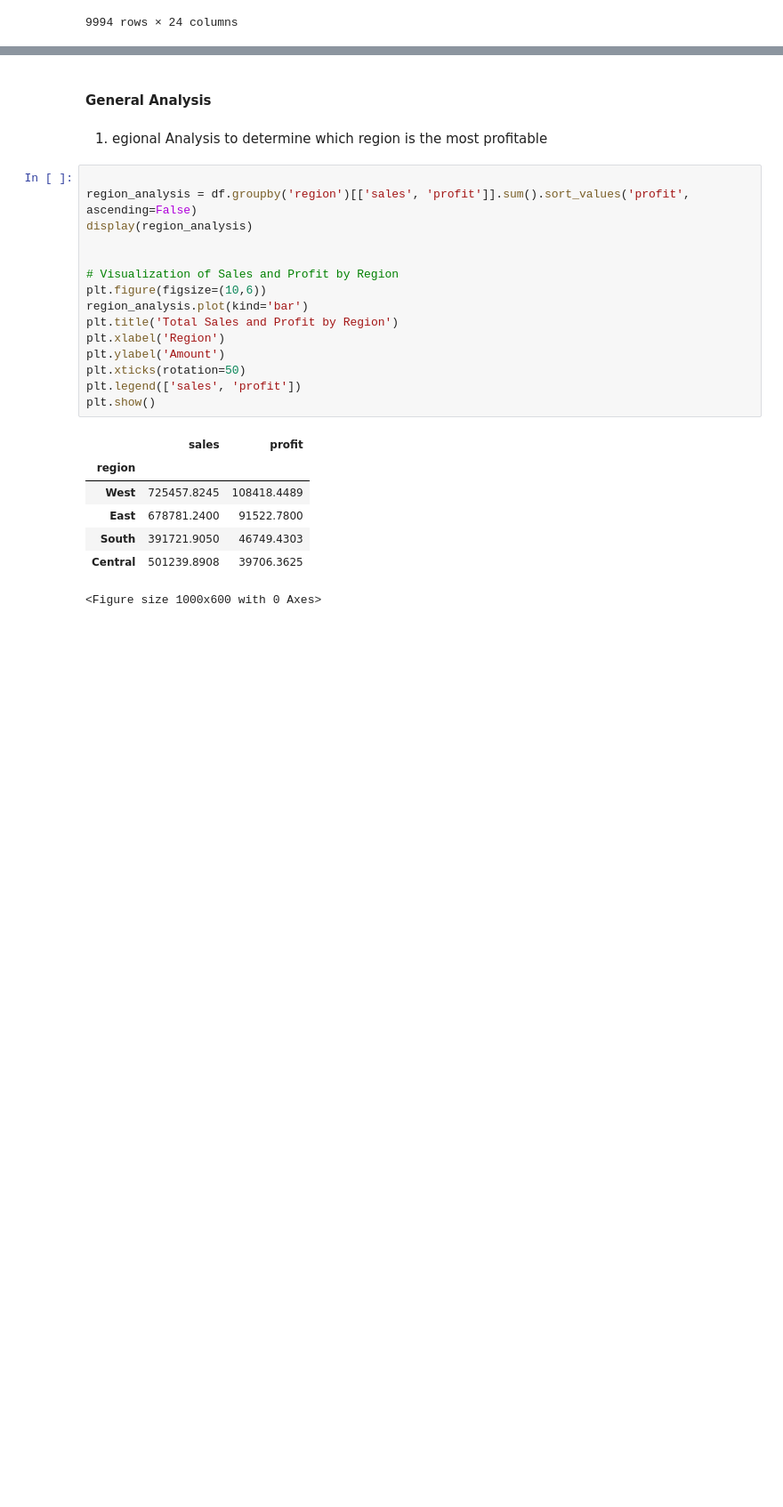
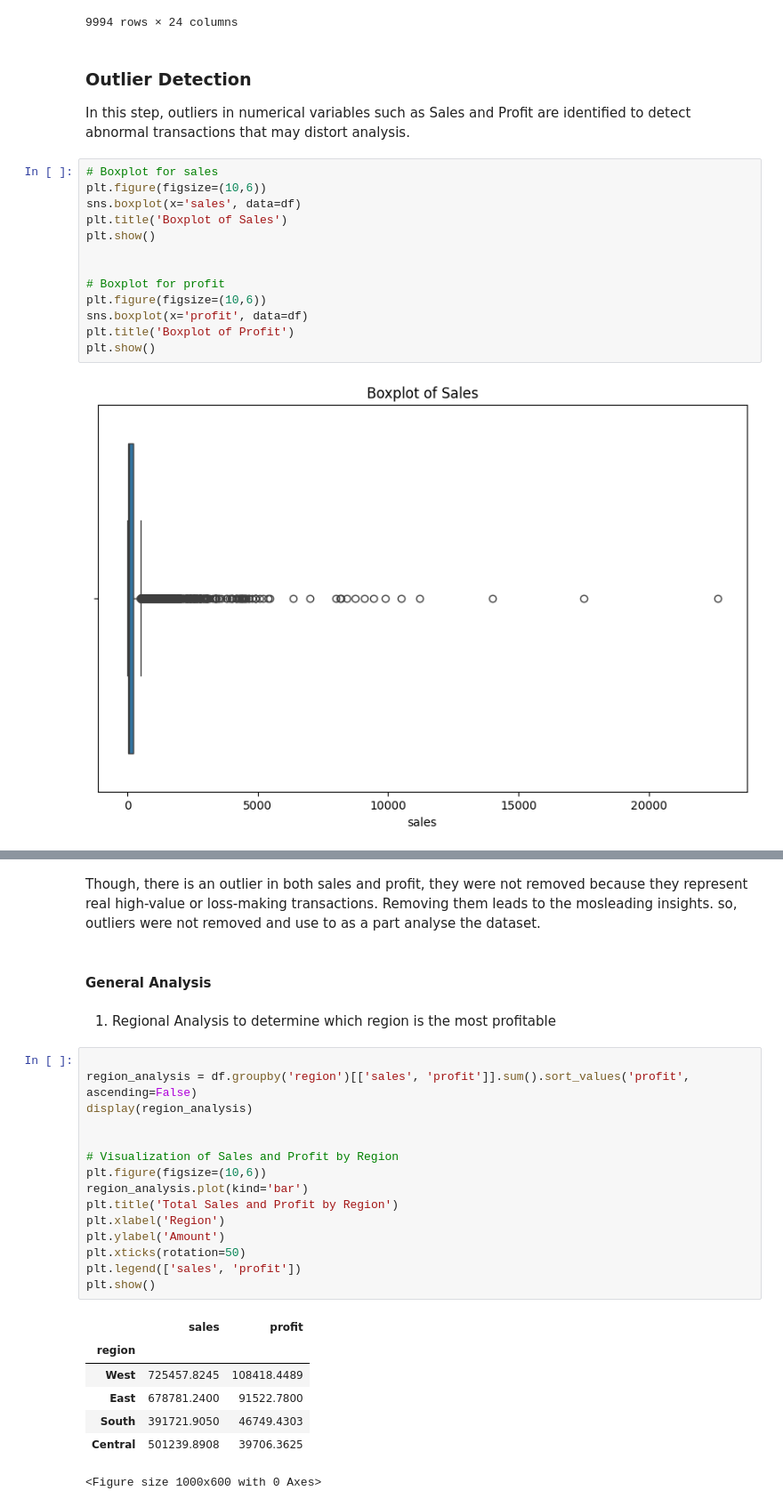
Before and after one commit to Achbabita/Sales-Performance-Analysis-and-Forecasting, a Jupyter notebook: Notebook/data_overview.ipynb, the cells around one changed output, grey strips where cells are left out. Shown: that part at 89% size. Saved outputs shown, nothing was run; the diff lists cells and outputs as text; blank space fills up the shorter version.

```diff
--- a/Notebook/data_overview.ipynb
+++ b/Notebook/data_overview.ipynb
@@ -218,3 +226,21 @@ display(df)
 | 9992 | CA-2017-121258 | 2017-02-26 | 2017-03-03 | Standard Class | DB-13060 | Dave Brooks | Consumer | United States | Costa Mesa | ... |
 | 9993 | CA-2017-119914 | 2017-05-04 | 2017-05-09 | Second Class | CC-12220 | Chris Cortes | Consumer | United States | Westminster | ... |
 9994 rows × 24 columns
+# %% [markdown]
+### Outlier Detection
+In this step, outliers in numerical variables such as Sales and Profit are identified to detect abnormal transactions that may distort analysis.
+# %%
+# Boxplot for sales
+plt.figure(figsize=(10,6))
+sns.boxplot(x='sales', data=df)
+plt.title('Boxplot of Sales')
+plt.show()
+
+
+# Boxplot for profit
+plt.figure(figsize=(10,6))
+sns.boxplot(x='profit', data=df)
+plt.title('Boxplot of Profit')
+plt.show()
+# %% [output]
+[figure, added]
@@ -221,7 +248,9 @@ display(df)
+# %% [markdown]
+Though, there is an outlier in both sales and profit, they were not removed because they represent real high-value or loss-making transactions. Removing them leads to the mosleading insights. so, outliers were not removed and use to as a part analyse the dataset.
 # %% [markdown]
 #### General Analysis
 # %% [markdown]
-1. egional Analysis
+1. Regional Analysis
  to determine which region is the most profitable
 # %%
 
```
Also changed, not shown: parts of 7 cells of this notebook, 2 other files.
